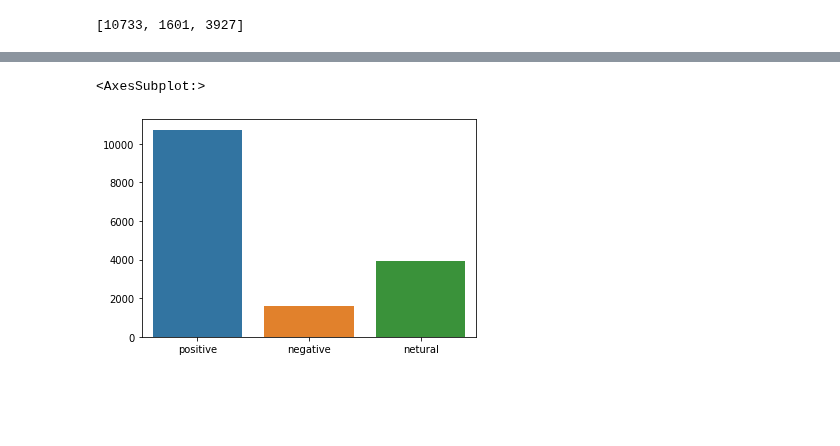
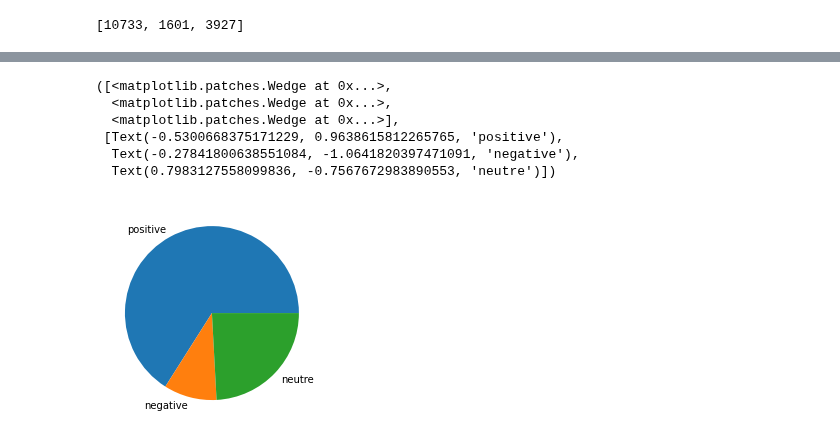
Before and after one commit to SuicV/SentiAnalysis, a Jupyter notebook: notebooks/Aspect Based sentiment anlaysis with topic modeling.ipynb, the cells around one changed output, grey strips where cells are left out. Drawn from its saved outputs; the diff is of its cells as text; code cells hidden in the pictures; blank space fills up the shorter version.

```diff
--- a/notebooks/Aspect Based sentiment anlaysis with topic modeling.ipynb
+++ b/notebooks/Aspect Based sentiment anlaysis with topic modeling.ipynb
@@ -193,8 +195,13 @@ aspects_counts
 # %%
-sns.barplot(y = counts, x = ['positive', 'negative', 'netural'])
+plt.pie(x = counts, labels = ["positive", "negative", "neutre"])
 # %% [output]
-<AxesSubplot:>
+([<matplotlib.patches.Wedge at 0x...>,
+  <matplotlib.patches.Wedge at 0x...>,
+  <matplotlib.patches.Wedge at 0x...>],
+ [Text(-0.5300668375171229, 0.9638615812265765, 'positive'),
+  Text(-0.27841800638551084, -1.0641820397471091, 'negative'),
+  Text(0.7983127558099836, -0.7567672983890553, 'neutre')])
-[figure, old version]
+[figure, new version]
 # %%
 import pandas as pd
 # %%
```
Also changed, not shown: parts of 11 cells of this notebook, 6 other files.
